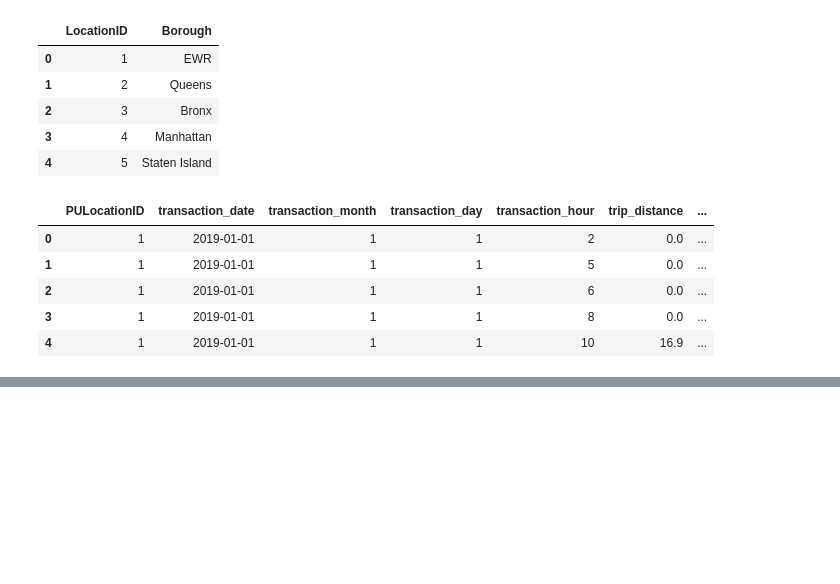
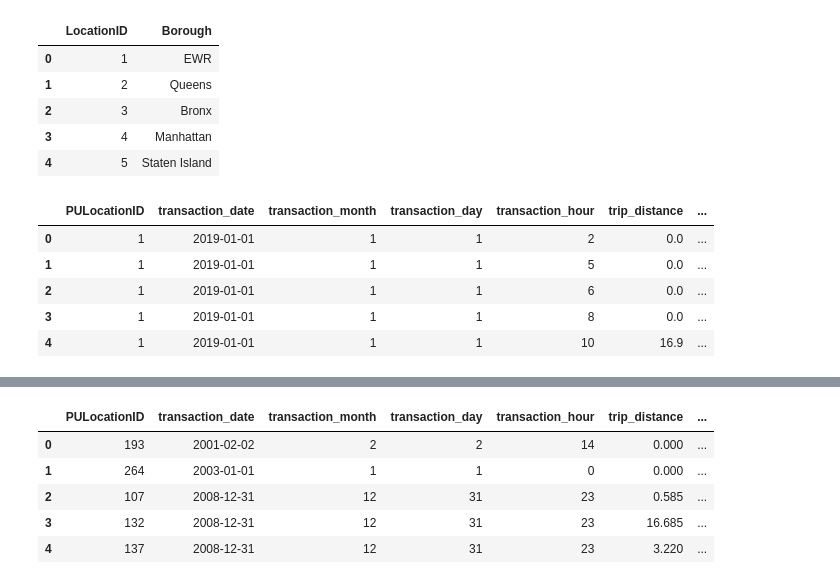
Before and after one commit to SiddhiPatwardhan/New-York-Taxi-Analysis, a Jupyter notebook: Presentable Notebook.ipynb, the cells around one changed output, grey strips where cells are left out. Saved outputs shown, nothing was run; the diff lists cells and outputs as text; code cells hidden in the pictures; blank space fills up the shorter version.

```diff
--- a/Presentable Notebook.ipynb
+++ b/Presentable Notebook.ipynb
@@ -555,0 +697,5 @@ Name: count, dtype: int64
+# %%
+nyc_taxi_with_weather = data_with_new_features.merge(nyc_weather, left_on = ['transaction_month','transaction_day','transaction_hour'], right_on = ['month','day','hour'], how='left')
+
+print(nyc_taxi_with_weather.shape)
+nyc_taxi_with_weather.head()
@@ -555,0 +711,2 @@ Name: count, dtype: int64
+# %%
+nyc_taxi_with_weather = nyc_taxi_with_weather.drop(['date and time','hour','month','day'], axis=1)
@@ -555,0 +743,6 @@ Name: count, dtype: int64
+# %%
+nyc_taxi_with_weather = nyc_taxi_with_weather.sort_values(['transaction_date','transaction_hour']).reset_index().drop('index',axis=1)
+# %%
+nyc_taxi_with_weather = nyc_taxi_with_weather.interpolate()
+nyc_taxi_with_weather = nyc_taxi_with_weather.fillna(method='bfill')
+nyc_taxi_with_weather.isna().sum()
@@ -555,0 +768,9 @@ Name: count, dtype: int64
+# %%
+nyc_taxi_with_weather.head()
+# %% [output]
+|  | PULocationID | transaction_date | transaction_month | transaction_day | transaction_hour | trip_distance | ... |
+| 0 | 193 | 2001-02-02 | 2 | 2 | 14 | 0.000 | ... |
+| 1 | 264 | 2003-01-01 | 1 | 1 | 0 | 0.000 | ... |
+| 2 | 107 | 2008-12-31 | 12 | 31 | 23 | 0.585 | ... |
+| 3 | 132 | 2008-12-31 | 12 | 31 | 23 | 16.685 | ... |
+| 4 | 137 | 2008-12-31 | 12 | 31 | 23 | 3.220 | ... |
```
Also changed, not shown: parts of 25 cells of this notebook.
